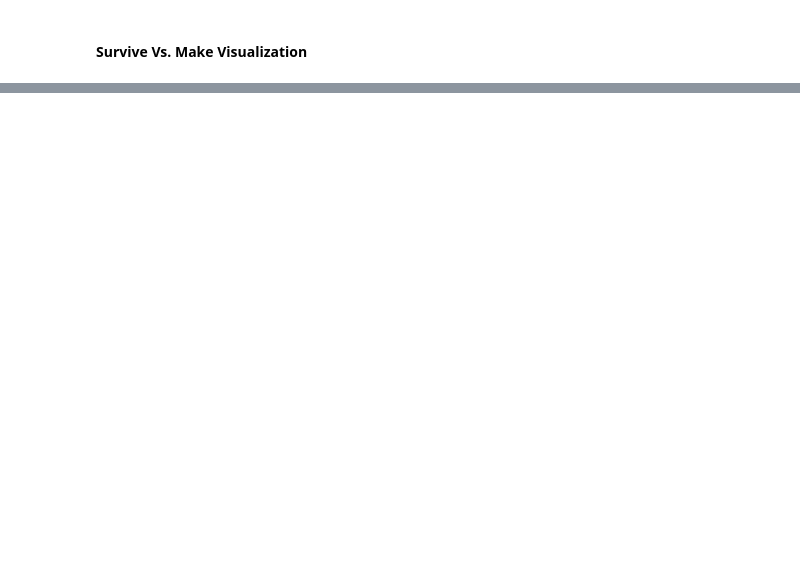
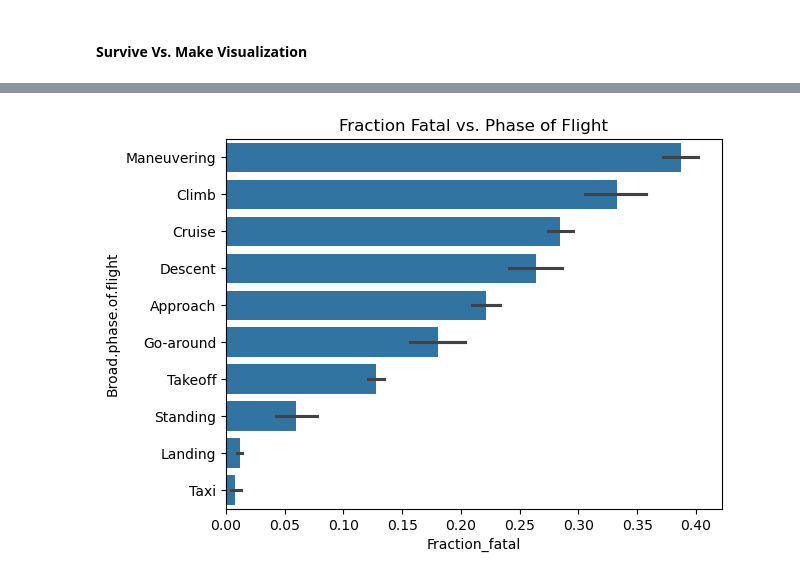
Before and after one commit to jgoett2/Phase1-Airplane-Zach-Jeff, a Jupyter notebook: Analysis.ipynb, the cells around one changed output, grey strips where cells are left out. Saved outputs shown, nothing was run; the diff lists cells and outputs as text; code cells hidden in the pictures; blank space fills up the shorter version.

```diff
--- a/Analysis.ipynb
+++ b/Analysis.ipynb
@@ -8,0 +84,4 @@
+# %%
+phases_flight = df["Broad.phase.of.flight"].value_counts().index[:-2]
+df_phases = df[df["Broad.phase.of.flight"].map(lambda x: x in phases_flight)]
+df_phases.info()
@@ -8,0 +106,11 @@
+# %%
+fig, ax = plt.subplots()
+
+order = df_phases[["Broad.phase.of.flight","Fraction_fatal"]].groupby("Broad.phase.of.flight").mean().sort_values(by="Fraction_fatal",ascending=False).index
+
+sns.barplot(data=df_phases, y='Broad.phase.of.flight', x = 'Fraction_fatal', order=order, ax=ax)
+ax.set_title("Fraction Fatal vs. Phase of Flight")
+
+fig.savefig("Images/PhaseOfFlightFatality")
+# %% [output]
+[figure, added]
```
Also changed, not shown: parts of 16 cells of this notebook, 5 other files.
